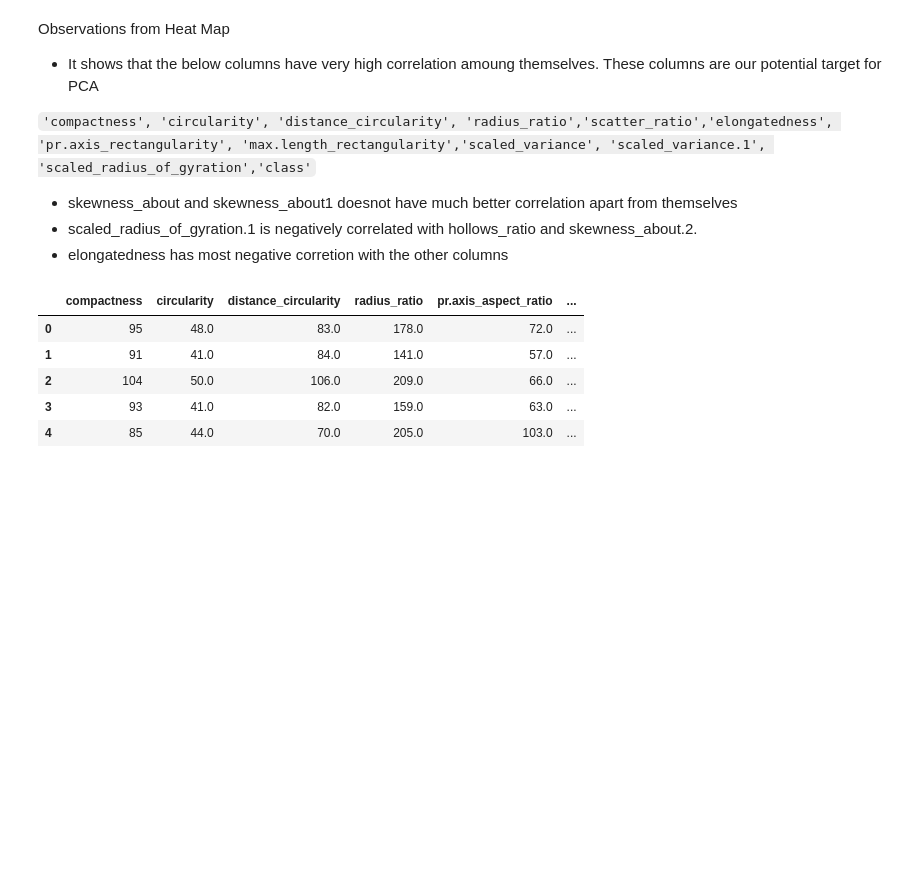
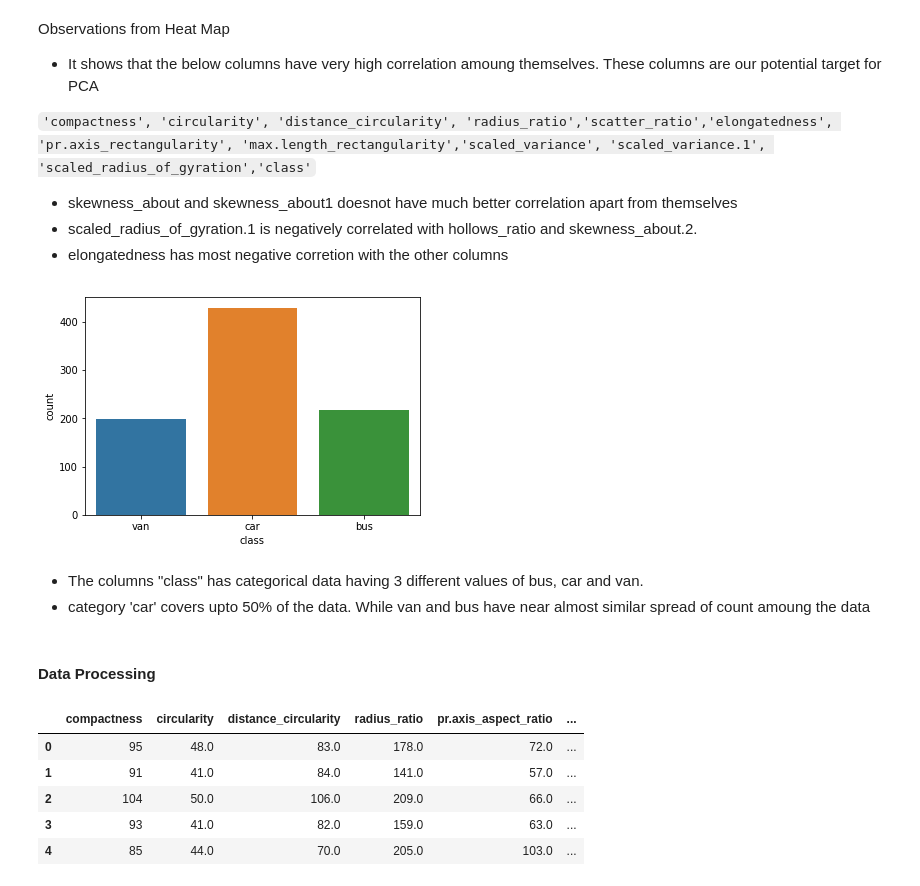
Before and after one commit to praveenveera/VehicleSilhouette_PCA, a Jupyter notebook: PCA.ipynb, the cells around one changed output. Cells and saved outputs as stored; diff of their text form; code cells hidden in the pictures; blank space fills up the shorter version.

```diff
--- a/PCA.ipynb
+++ b/PCA.ipynb
@@ -273,6 +286,17 @@ These columns are our potential target for PCA
 * skewness_about and skewness_about1 doesnot have much better correlation apart from themselves
 * scaled_radius_of_gyration.1 is negatively correlated with hollows_ratio and skewness_about.2.
 * elongatedness has most negative corretion with the other columns
+# %%
+# Ploting the target column
+sns.countplot(df['class'])
+plt.show()
+# %% [output]
+[figure, added]
+# %% [markdown]
+- The columns "class" has categorical data having 3 different values of bus, car and van.
+- category 'car' covers upto 50% of the data. While van and bus have near almost similar spread of count amoung  the data
+# %% [markdown]
+#### Data Processing
 # %%
 # convert the class column
 
```
Also changed, not shown: parts of 48 cells of this notebook.
